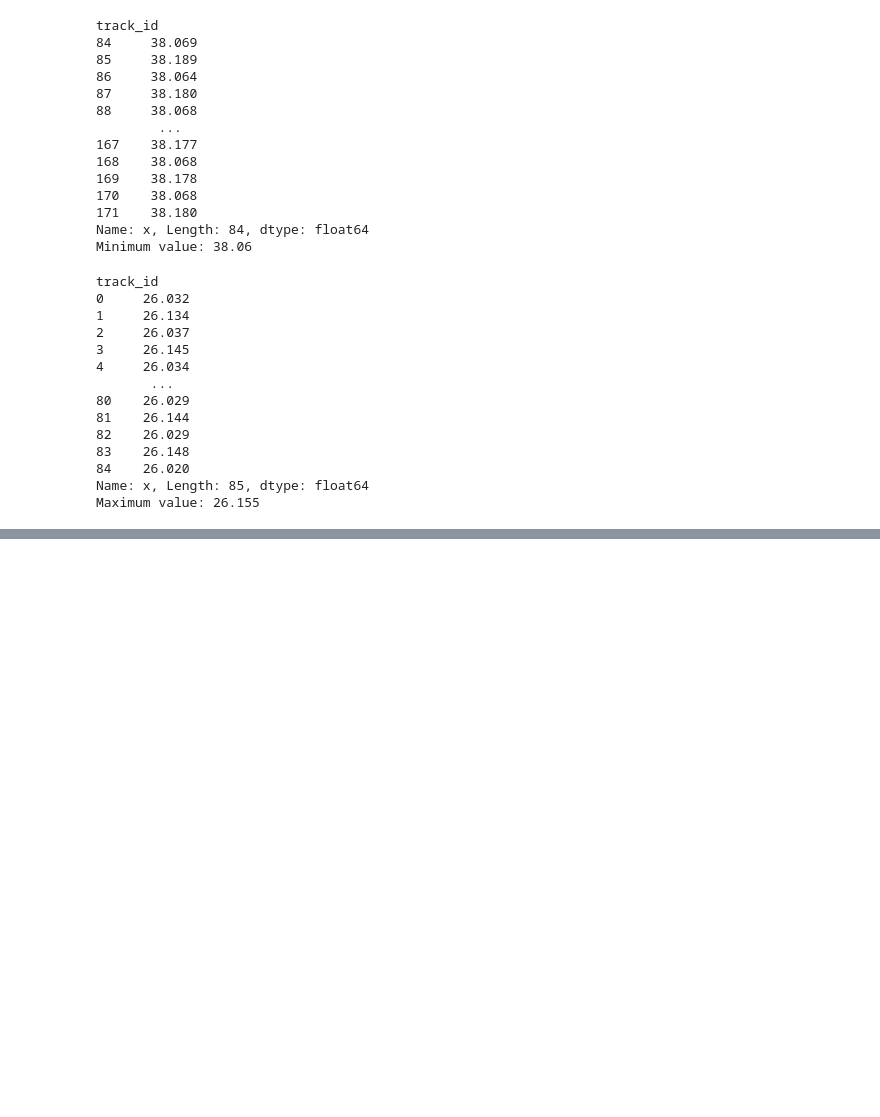
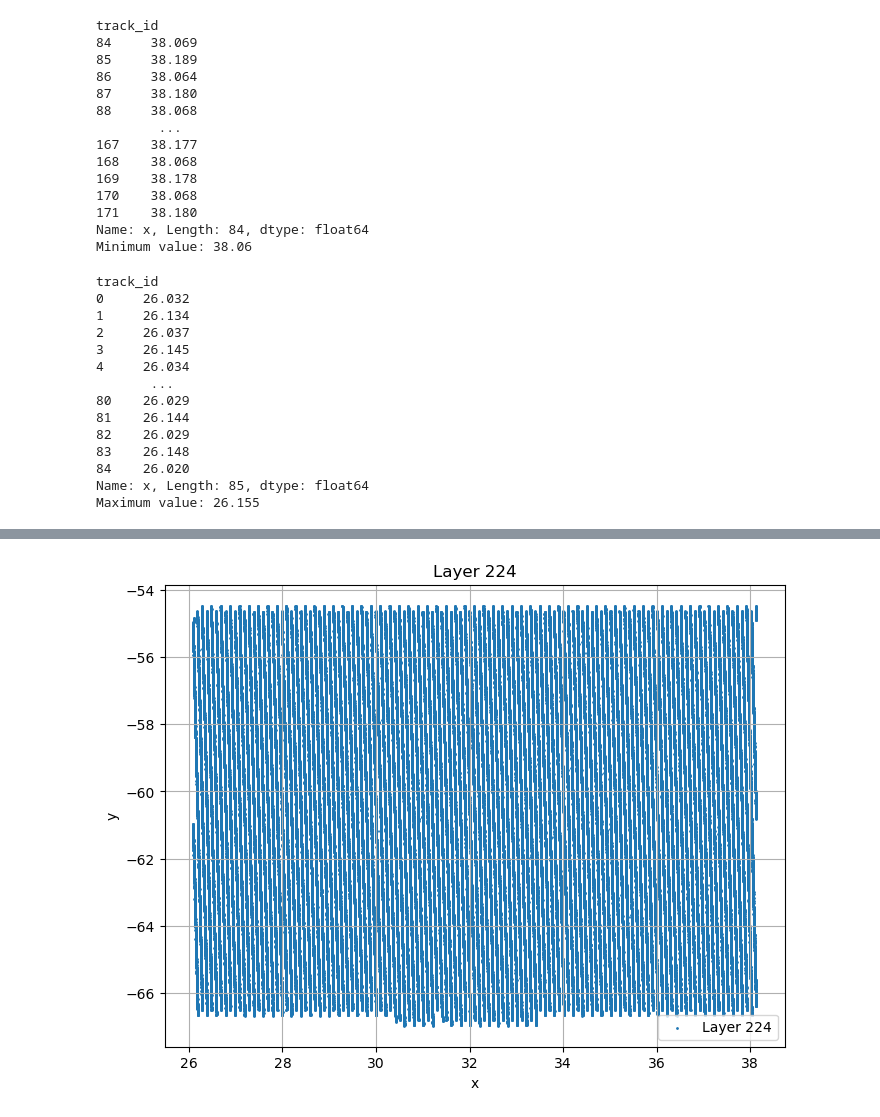
Before and after one commit to Cimap-dev/qda-project, a Jupyter notebook: layerridotto.ipynb, the cells around one changed output, grey strips where cells are left out. Saved outputs shown, nothing was run; the diff lists cells and outputs as text; code cells hidden in the pictures; blank space fills up the shorter version.

Commit message:
riduzione 5 layer

```diff
--- a/layerridotto.ipynb
+++ b/layerridotto.ipynb
@@ -189,0 +188,12 @@ layer225 = pd.read_csv('./data/layer_225.csv')
+# %%
+layer224 = pd.read_csv('./data/layer_224.csv')
+plt.figure(figsize=(8, 6))
+plt.scatter(layer224['x'], layer224['y'], s=1, label='Layer 224')
+plt.title('Layer 224')
+plt.xlabel('x')
+plt.ylabel('y')
+plt.legend()
+plt.grid(True)
+plt.show()
+# %% [output]
+[figure, added]
```
Also changed, not shown: parts of 15 cells of this notebook.
